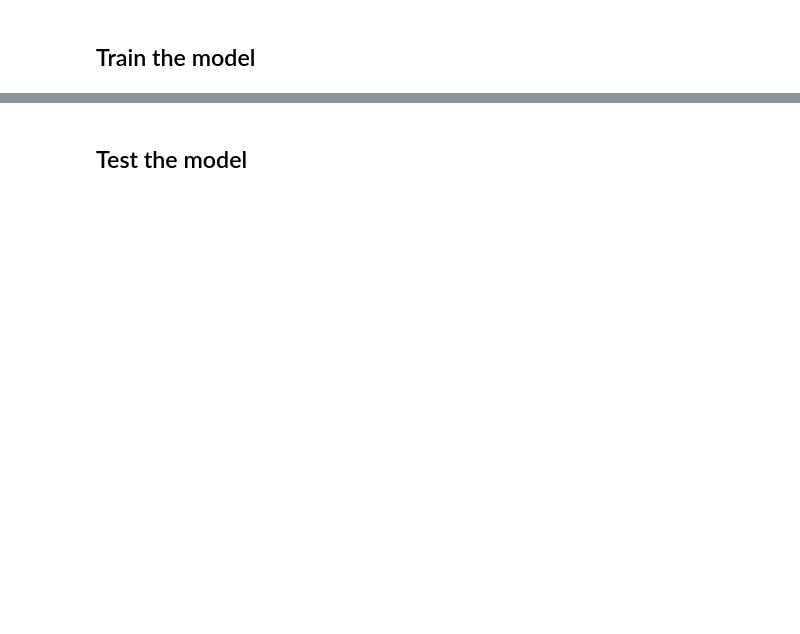
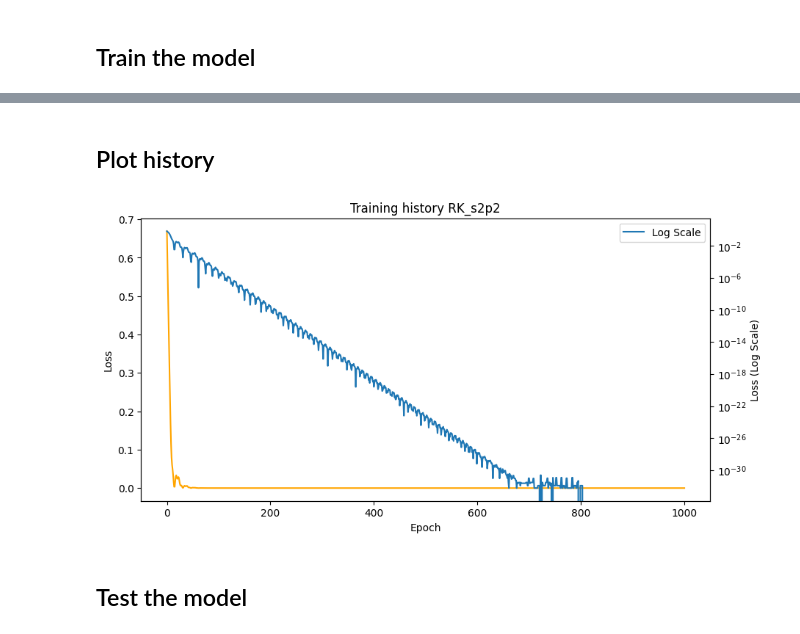
Before and after one commit to jpcurbelo/nn-non-linear-systems, a Jupyter notebook: nn_mlp_polynomial_system.ipynb, the cells around one changed output, grey strips where cells are left out. Saved outputs shown, nothing was run; the diff lists cells and outputs as text; code cells hidden in the pictures; blank space fills up the shorter version.

```diff
--- a/nn_mlp_polynomial_system.ipynb
+++ b/nn_mlp_polynomial_system.ipynb
@@ -57,6 +54,8 @@ display_step = training_steps // 20
 load_initial_estimate = config_data['load_initial_estimate']
 save_best_solution = config_data['save_best_solution']
 
+lambda_regularization = float(config_data['lambda_regularization'])
+
 if len(list(config_data['learning_rate'].keys())) > 1:
     lr_steps = [int(training_steps * key / 100) for key in list(config_data['learning_rate'].keys()) if key != 0]
     lr_values = [float(val) for val in list(config_data['learning_rate'].values())]
@@ -218,15 +217,16 @@ num_vars = len(variables)
 num_output = num_vars
 
 # Create the model
-model = mlp_model(num_output, hidden_layers = [8, 8])
+model = mlp_model(num_output, hidden_layers = [64, 64])
 model.summary()
 
 # Define the optimizer and loss function
 optimizer = Adam(learning_rate=learning_rate)
-loss_object = customMSE(variables_sym, functions_sym)
+# optimizer = SGD(learning_rate=learning_rate)
+loss_object = customMSE(variables_sym, equations_sym, lambda_reg=lambda_regularization)
 
 # Compile the model
-model.compile(optimizer=optimizer, loss=loss_object, metrics=['mse'])
+model.compile(optimizer=optimizer, loss=loss_object)
 # %% [output]
 Model: "model"
 _________________________________________________________________
@@ -260,7 +256,7 @@ constant_input = np.ones((1, 1, 1))
 dummy_y_true = np.zeros((1, num_output))
 
 # Fit the model
-model.fit(x=constant_input, y=dummy_y_true,
+history = model.fit(x=constant_input, y=dummy_y_true,
           epochs=training_steps,
           batch_size=1,
           verbose=2)
@@ -286,2 +281,30 @@ Epoch 19/101
+# %% [markdown]
+## Plot history
+# %%
+rk_method = problem_name.split('_')[-1]
+
+# Plot training history with log scale (left) and linear scale (right)
+plt.figure(figsize=(10, 5))
+
+# Plot on the right side with linear scale
+plt.plot(history.history['loss'], color='orange', label='Linear Scale')
+plt.title(f'Training history RK_{rk_method}')
+plt.xlabel('Epoch')
+plt.ylabel('Loss')
+
+# Create a secondary y-axis for the right side
+plt2 = plt.gca().twinx()
+# Plot on the left side with log scale
+plt2.semilogy(history.history['loss'], label='Log Scale')
+plt2.set_ylabel('Loss (Log Scale)')
+
+# Add legend for both axes
+plt.legend(loc='upper left')
+plt2.legend(loc='upper right')
+
+# Show the plot
+plt.show()
+# %% [output]
+[figure, added]
 # %% [markdown]
 ## Test the model
```
Also changed, not shown: parts of 8 cells of this notebook, 3 other files.
